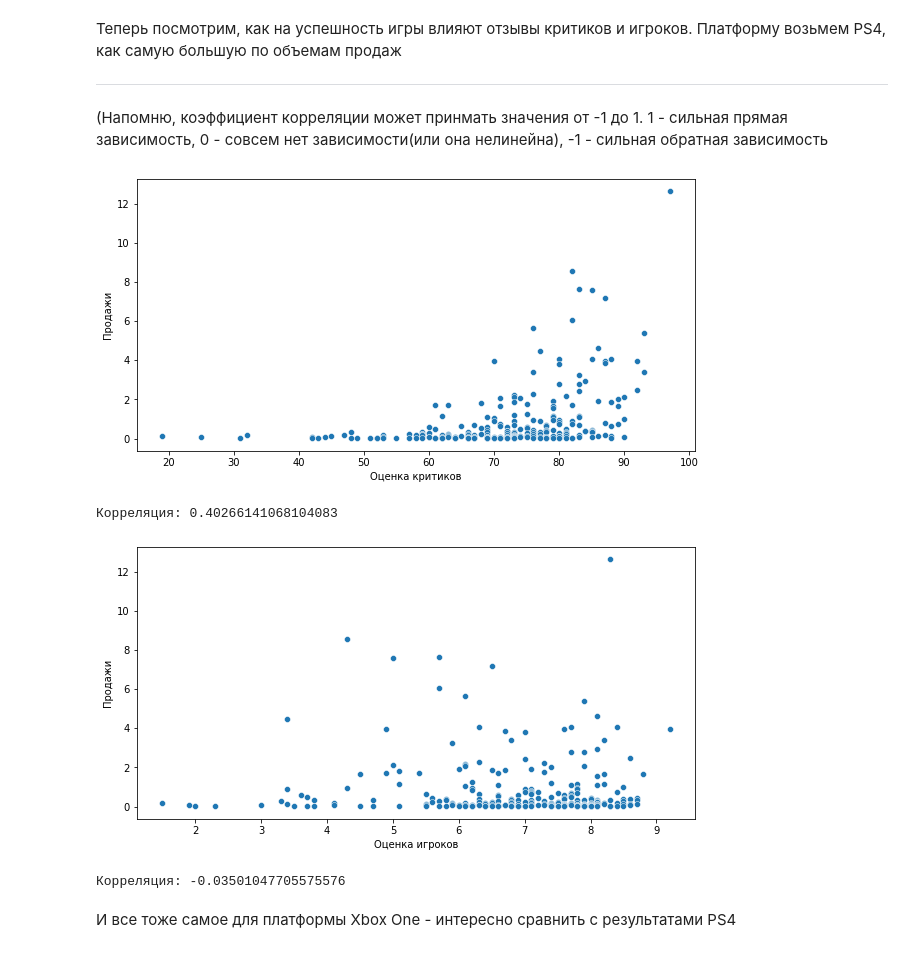
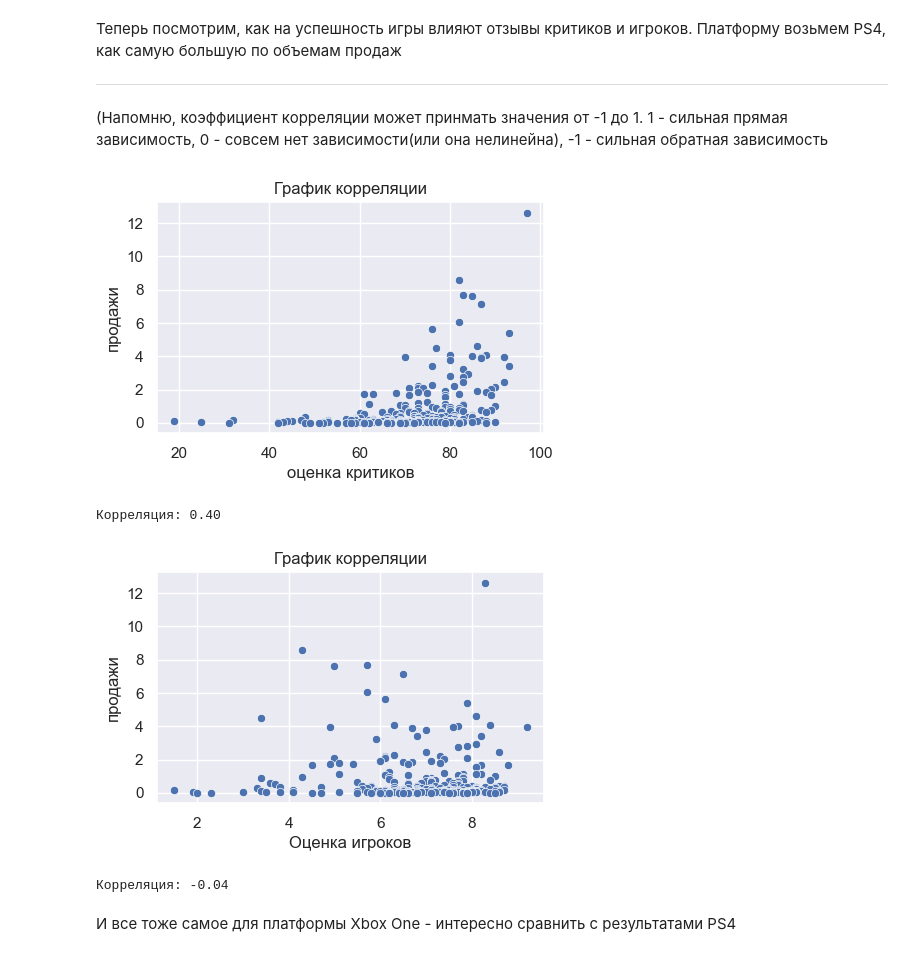
Before and after one commit to alex-blessed/YandexP-projects, a Jupyter notebook: Games.ipynb, the cells around one changed output. Cells and saved outputs as stored; diff of their text form; code cells hidden in the pictures.

```diff
--- a/Games.ipynb
+++ b/Games.ipynb
@@ -82,5 +27,5 @@ import numpy as np
 # %%
-df = pd.read_csv('/datasets/games.csv')
+df = pd.read_csv('games.csv')
 df_shape_old = df.shape[0]
 # %%
 def get_info(dataframe):
@@ -242,7 +167,8 @@ df['user_score'] = df['user_score'].astype(float)
 # %% [markdown]
 Для удобства добавим столбец `total_sales` - это суммарные продажи игры со всех регионов
 # %%
-df['total_sales'] = df[['na_sales','eu_sales','jp_sales','other_sales']].sum(axis=1)
+cols_to_sum = ['na_sales','eu_sales','jp_sales','other_sales']
+df['total_sales'] = df[cols_to_sum].sum(axis=1)
 # %% [markdown]
 ### Подытог предобработки
 # %%
@@ -321,9 +240,15 @@ dtype: int64
 # %% [markdown]
 Посмотрим на игровую индустрию в целом - узнаем, сколько игр выходило в разные годы
 # %%
-df['year_of_release'].value_counts().sort_index().plot(kind='bar', figsize=(13, 5))
+df_years = df['year_of_release'].value_counts().reset_index()
+df_years.columns = ['year', 'counts']
+df_years = df_years.sort_values('year')
+plt.figure(figsize=(10, 3))
+sns.set_theme()
+sns.barplot(df_years, x='year', y='counts')
 plt.xticks(rotation=45)
 plt.title('Распределение количества вышедших игр по годам')
-plt.ylabel('Количество игр')
+plt.xlabel('')
+plt.ylabel('кол-во')
 plt.show()
 # %% [output]
@@ -421,12 +304,12 @@ plt.show()
 # %% [markdown]
 Посмотрим на распределение глобальных продаж игр по нашим ключевым платформам
 # %%
-top_platform = top_platform[0:3]
-df_top3 = df.query('(year_of_release >= 2014) & (platform in @top_platform)')
-plt.figure(figsize=(15, 5))
+top_platform = top_platform[-3:]
+df_top3 = df_last_years.query('platform in @top_platform')
+plt.figure(figsize=(10, 3))
 sns.boxplot(x='total_sales', y='platform', data=df_top3, orient='h')
-plt.xlabel('Суммарные продажи(млн копий)')
+plt.xlabel('Суммарные продажи')
 plt.ylabel('')
-plt.title('Распределение продаж')
+plt.title('млн копий')
 plt.show()
 # %% [output]
@@ -460,25 +336,35 @@ plt.show()
 (Напомню, коэффициент корреляции может принмать значения от -1 до 1. 1 - сильная прямая зависимость, 0 - совсем нет зависимости(или она нелинейна), -1 - сильная обратная зависимость
 # %%
 df_one_platform = df_top3.query('platform == "PS4"')
-plt.figure(figsize=(10, 5))
+plt.figure(figsize=(5, 3))
 sns.scatterplot(data=df_one_platform, x='critic_score', y='total_sales')
-plt.xlabel('Оценка критиков')
-plt.ylabel('Продажи')
+plt.title('График корреляции')
+plt.xlabel('оценка критиков')
+plt.ylabel('продажи')
 plt.show()
-print('Корреляция:', df_one_platform['total_sales'].corr(df_one_platform['critic_score']))
+print(
+    'Корреляция:', '{:.2f}'.format(
+        df_one_platform['total_sales']
+        .corr(df_one_platform['critic_score']))
+)
 # %% [output]
-[figure, old version]
+[figure, new version]
-Корреляция: 0.40266141068104083
+Корреляция: 0.40
 # %%
-plt.figure(figsize=(10, 5))
+plt.figure(figsize=(5, 3))
 sns.scatterplot(data=df_one_platform, x='user_score', y='total_sales')
+plt.title('График корреляции')
 plt.xlabel('Оценка игроков')
-plt.ylabel('Продажи')
+plt.ylabel('продажи')
 plt.show()
-print('Корреляция:', df_one_platform['total_sales'].corr(df_one_platform['user_score']))
+print(
+    'Корреляция:', '{:.2f}'.format(
+        df_one_platform['total_sales']
+        .corr(df_one_platform['user_score']))
+)
 # %% [output]
-[figure, old version]
+[figure, new version]
-Корреляция: -0.03501047705575576
+Корреляция: -0.04
 # %% [markdown]
 И все тоже самое для платформы Xbox One - интересно сравнить с результатами PS4
 # %%
```
Also changed, not shown: parts of 43 cells of this notebook.
